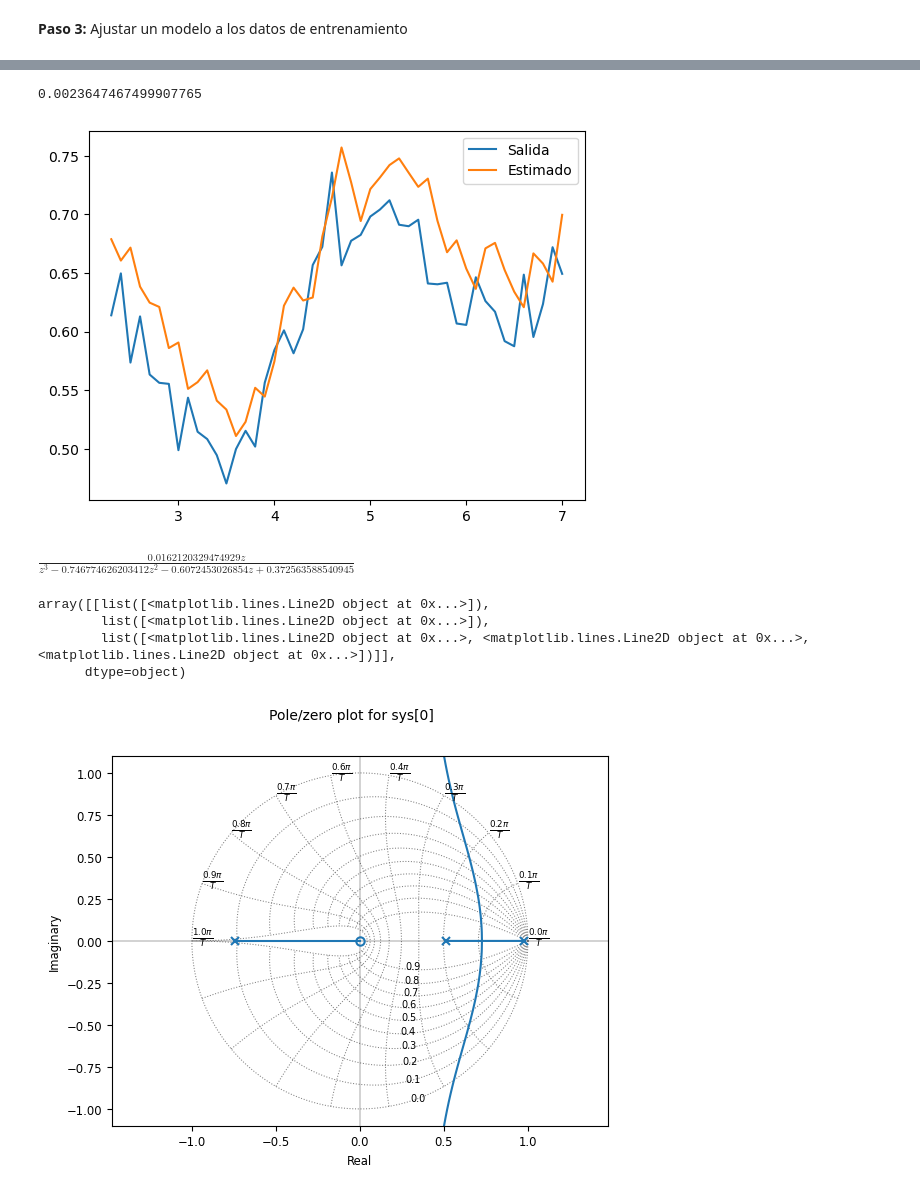
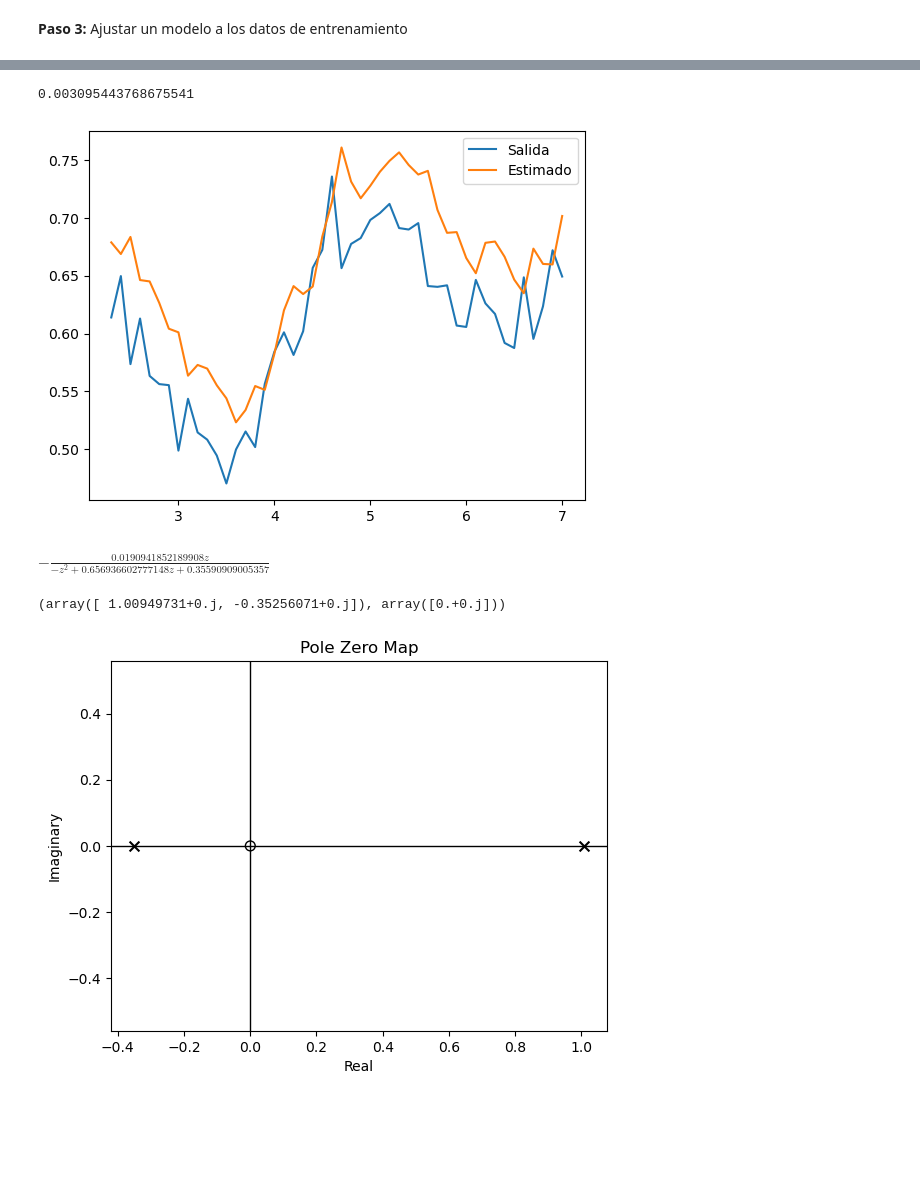
Before and after one commit to jairocuellar/System_identification, a Jupyter notebook: class_11_02.ipynb, the cells around one changed output, grey strips where cells are left out. Saved outputs shown, nothing was run; the diff lists cells and outputs as text; code cells hidden in the pictures; blank space fills up the shorter version.

```diff
--- a/class_11_02.ipynb
+++ b/class_11_02.ipynb
@@ -73,8 +73,8 @@ plt.plot(train_data['t'],train_data['yn'],color = 'red')
 **Paso 3:** Ajustar un modelo a los datos de entrenamiento
 # %%
 # Crear matrices de diseño para los conjuntos de entrenamiento y prueba
-exog_train = sm.add_constant(train_data[['y_1','y_2','y_3','u_2']])
-exog_test = sm.add_constant(test_data[['y_1','y_2','y_3','u_2']])
+exog_train = sm.add_constant(train_data[['y_1','y_2','u_1']])
+exog_test = sm.add_constant(test_data[['y_1','y_2','u_1']])
 
 # Ajustar el modelo
 model = sm.OLS(train_data['yn'], exog_train).fit()
@@ -115,32 +114,29 @@ plt.plot(test_data['t'],preds)
 plt.legend(['Salida','Estimado'])
 print(mse)
 # %% [output]
-0.0023647467499907765
+0.003095443768675541
-[figure, old version]
+[figure, new version]
 # %%
 ## Definir el modelo ARX    y(t) = G(z)u(t) + H(z)e(t)
 ## G = B/A,    H = 1/A
 z = sym.symbols('z', complex=True)
 
 ## Construir los polinomios A(z) y B(z)
-A = 1 - model.params.y_1*z**-1 - model.params.y_2*z**-2- model.params.y_3*z**-3
-B =  model.params.u_2*z**-2
+A = 1 - model.params.y_1*z**-1 - model.params.y_2*z**-2
+B =  model.params.u_1*z**-1
 ## Calcular la función de transferencia G y H en simbólica
 G = B/A
 G = G.simplify()
 G
 # %% [output]
-$\displaystyle \frac{0.0162120329474929 z}{z^{3} - 0.746774626203412 z^{2} - 0.6072453026854 z + 0.372563588540945}$
+$\displaystyle - \frac{0.0190941852189908 z}{- z^{2} + 0.656936602777148 z + 0.35590909005357}$
 # %%
 ## Función de transferencia
-G_e = control.tf([model.params.u_2,0],[1,-model.params.y_1,-model.params.y_2,-model.params.y_3],dt)
-control.rlocus(G_e)
+G_e = control.tf([model.params.u_1,0],[1,-model.params.y_1,-model.params.y_2],dt)
+control.pzmap(G_e)
 # %% [output]
-array([[list([<matplotlib.lines.Line2D object at 0x...>]),
-        list([<matplotlib.lines.Line2D object at 0x...>]),
-        list([<matplotlib.lines.Line2D object at 0x...>, <matplotlib.lines.Line2D object at 0x...>, <matplotlib.lines.Line2D object at 0x...>])]],
-      dtype=object)
+(array([ 1.00949731+0.j, -0.35256071+0.j]), array([0.+0.j]))
-[figure, old version]
+[figure, new version]
 # %%
 ## Se determina la respuesta estimada al escalón
 te,ye = control.step_response(G_e)
```
Also changed, not shown: parts of 2 cells of this notebook, 20 other files.
